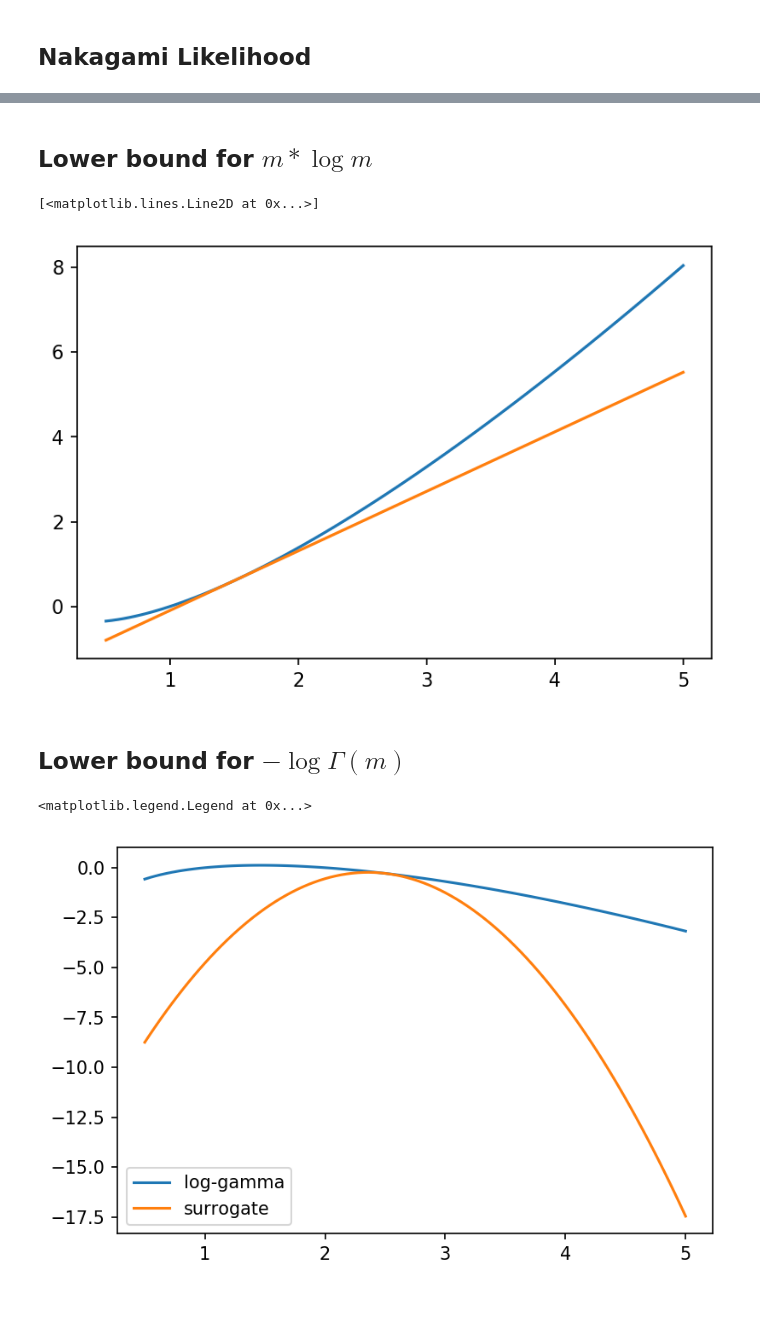
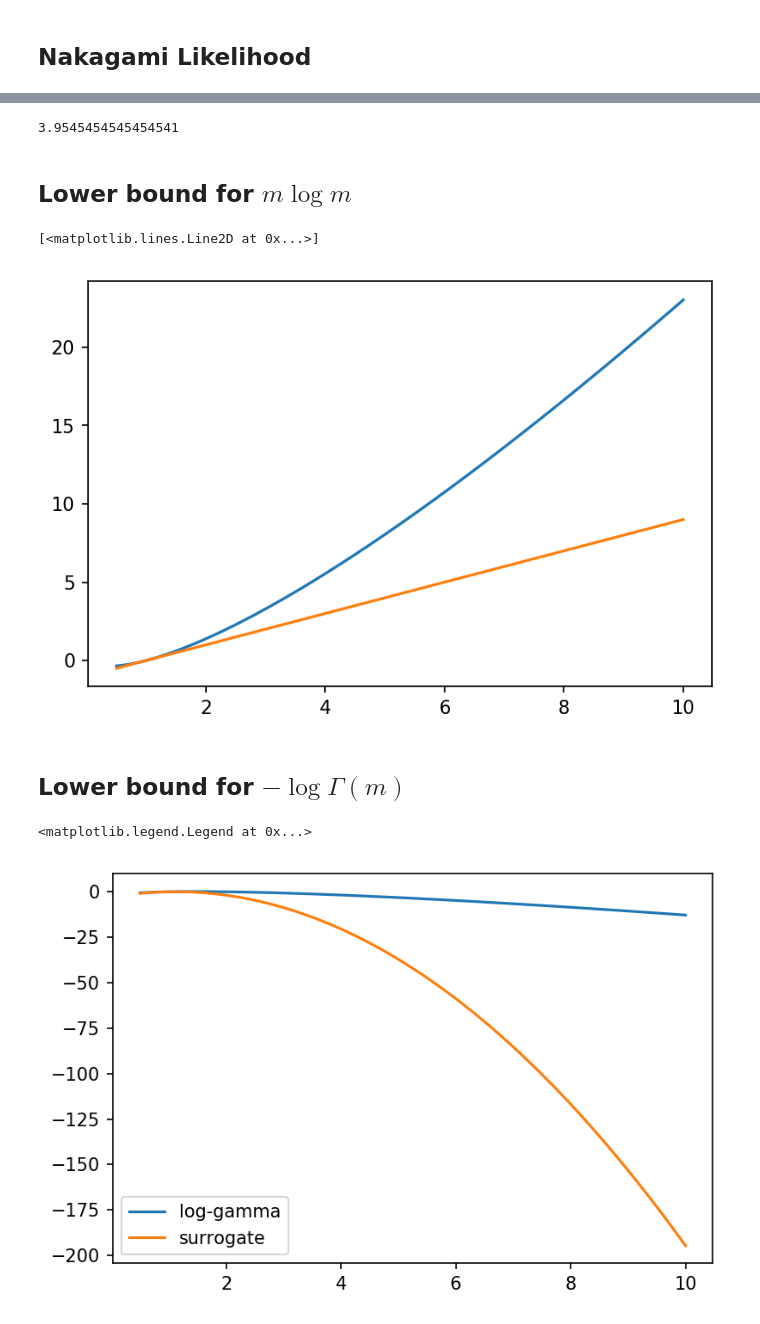
Before and after one commit to mirca/acceptance-rejection, a Jupyter notebook: examples/majorization_minimization_lower_bounds.ipynb, the cells around one changed output, grey strips where cells are left out. Saved outputs shown, nothing was run; the diff lists cells and outputs as text; code cells hidden in the pictures.

```diff
--- a/examples/majorization_minimization_lower_bounds.ipynb
+++ b/examples/majorization_minimization_lower_bounds.ipynb
@@ -31,2 +34,6 @@ plt.plot(m, ll)
+# %%
+m[np.argmin(ll)]
+# %% [output]
+3.9545454545454541
 # %% [markdown]
-## Lower bound for $m * \log m$
+## Lower bound for $m \log m$
@@ -38,0 +40,2 @@ dxlogx = x * (np.log(xt) + 1) - xt
+# %%
+mt = 1.
@@ -39,12 +44,12 @@ dxlogx = x * (np.log(xt) + 1) - xt
 # %%
-plt.plot(x, x * np.log(x))
-plt.plot(x, dxlogx)
+plt.plot(m, m * np.log(m))
+plt.plot(m, dmlogm)
 # %% [output]
 [<matplotlib.lines.Line2D at 0x...>]
-[figure, old version]
+[figure, new version]
 # %% [markdown]
 ## Lower bound for $-\log\Gamma(m)$
 # %%
-f = np.log(sps.gamma(x))
+f = np.log(sps.gamma(m))
 # %%
-p = sps.polygamma(1, x)
+p = sps.polygamma(1, .5)
@@ -53,9 +56,9 @@ xt = 2.5
 # %%
-g = np.log(sps.gamma(xt)) + sps.digamma(xt) * (x - xt) + .5*p[0] * (x - xt) ** 2
+g = np.log(sps.gamma(mt)) + sps.digamma(mt) * (m - mt) + .5*p * (m - mt) ** 2
 # %%
-plt.plot(x, -f, label='log-gamma')
-plt.plot(x, -g, label='surrogate')
+plt.plot(m, -f, label='log-gamma')
+plt.plot(m, -g, label='surrogate')
 plt.legend()
 # %% [output]
 <matplotlib.legend.Legend at 0x...>
-[figure, old version]
+[figure, new version]
```
Also changed, not shown: parts of 19 cells of this notebook, 4 other files.
